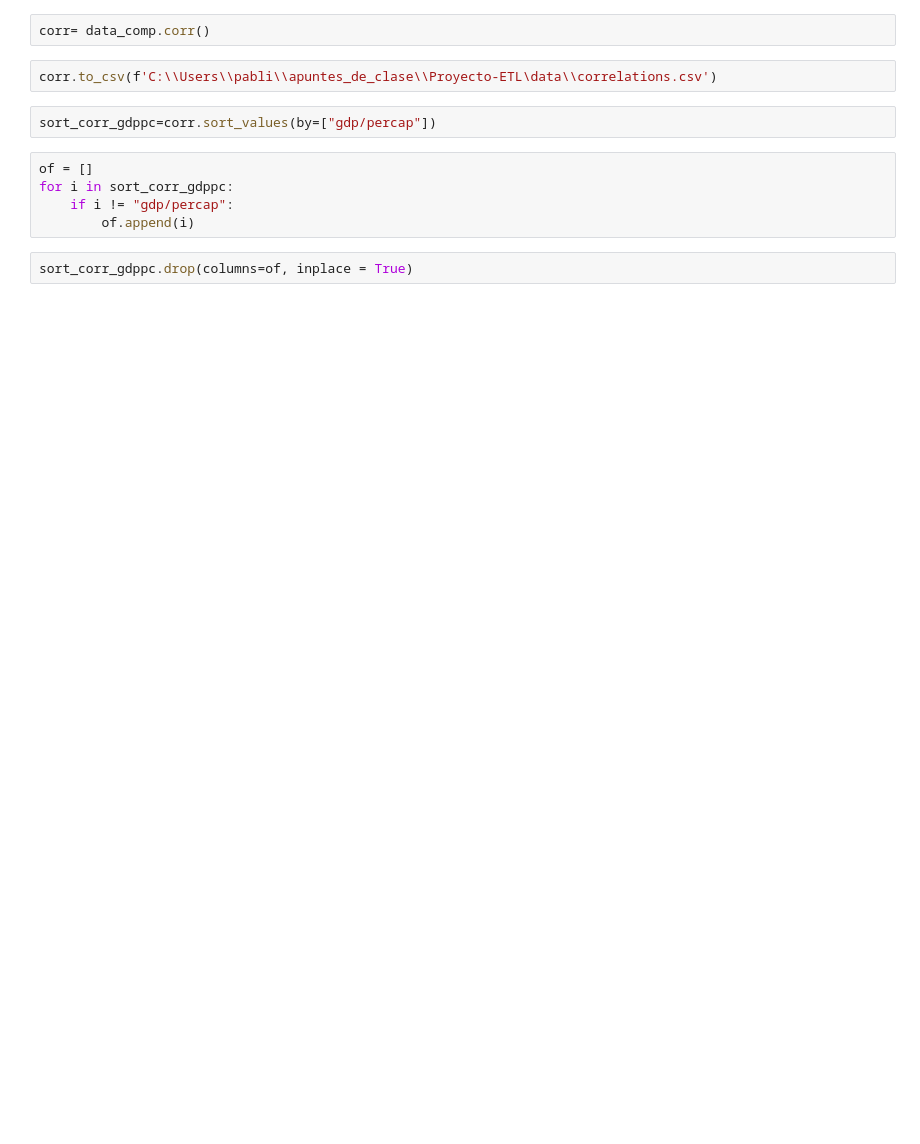
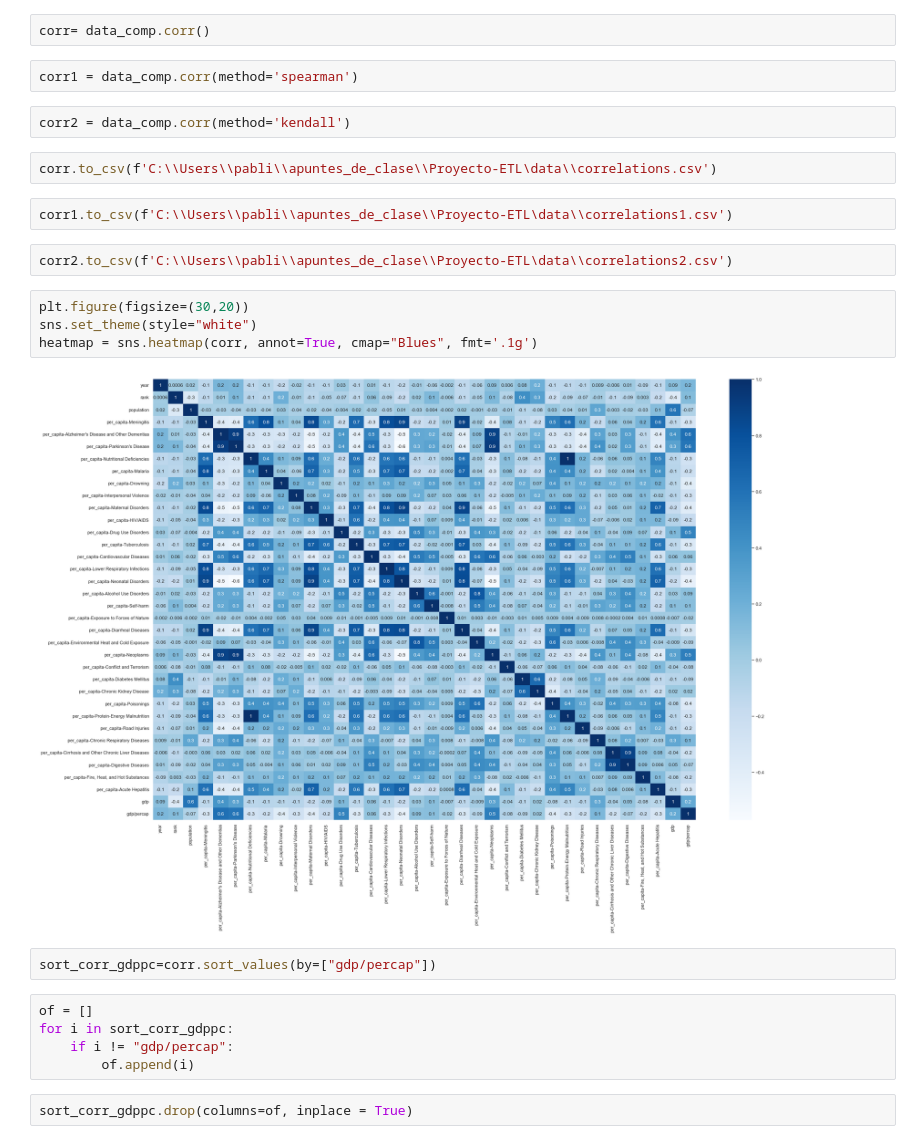
Before and after one commit to pgb314/Proyecto-ETL, a Jupyter notebook: src/Proyecto-ETL.ipynb, the cells around one changed output. Cells and saved outputs as stored; diff of their text form; blank space fills up the shorter version.

```diff
--- a/src/Proyecto-ETL.ipynb
+++ b/src/Proyecto-ETL.ipynb
@@ -1046,7 +951,21 @@ data_comp = data_full.drop(columns=lst3)
 # %%
 corr= data_comp.corr()
+# %%
+corr1 = data_comp.corr(method='spearman')
+# %%
+corr2 = data_comp.corr(method='kendall')
 # %%
 corr.to_csv(f'C:\\Users\\pabli\\apuntes_de_clase\\Proyecto-ETL\data\\correlations.csv')
+# %%
+corr1.to_csv(f'C:\\Users\\pabli\\apuntes_de_clase\\Proyecto-ETL\data\\correlations1.csv')
+# %%
+corr2.to_csv(f'C:\\Users\\pabli\\apuntes_de_clase\\Proyecto-ETL\data\\correlations2.csv')
+# %%
+plt.figure(figsize=(30,20))
+sns.set_theme(style="white")
+heatmap = sns.heatmap(corr, annot=True, cmap="Blues", fmt='.1g')
+# %% [output]
+[figure, added]
 # %%
 sort_corr_gdppc=corr.sort_values(by=["gdp/percap"])
 # %%
```
Also changed, not shown: parts of 38 cells of this notebook, 15 other files.
